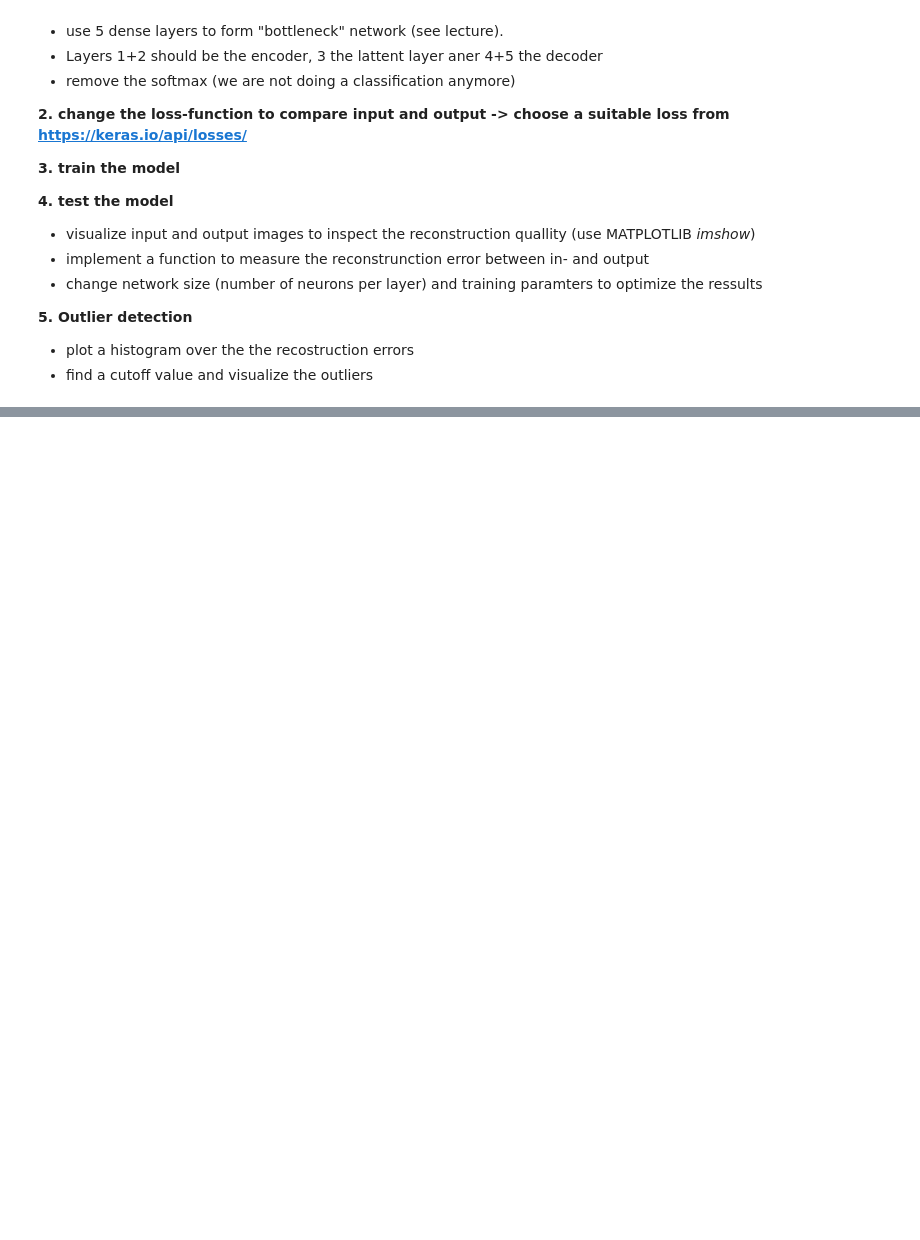
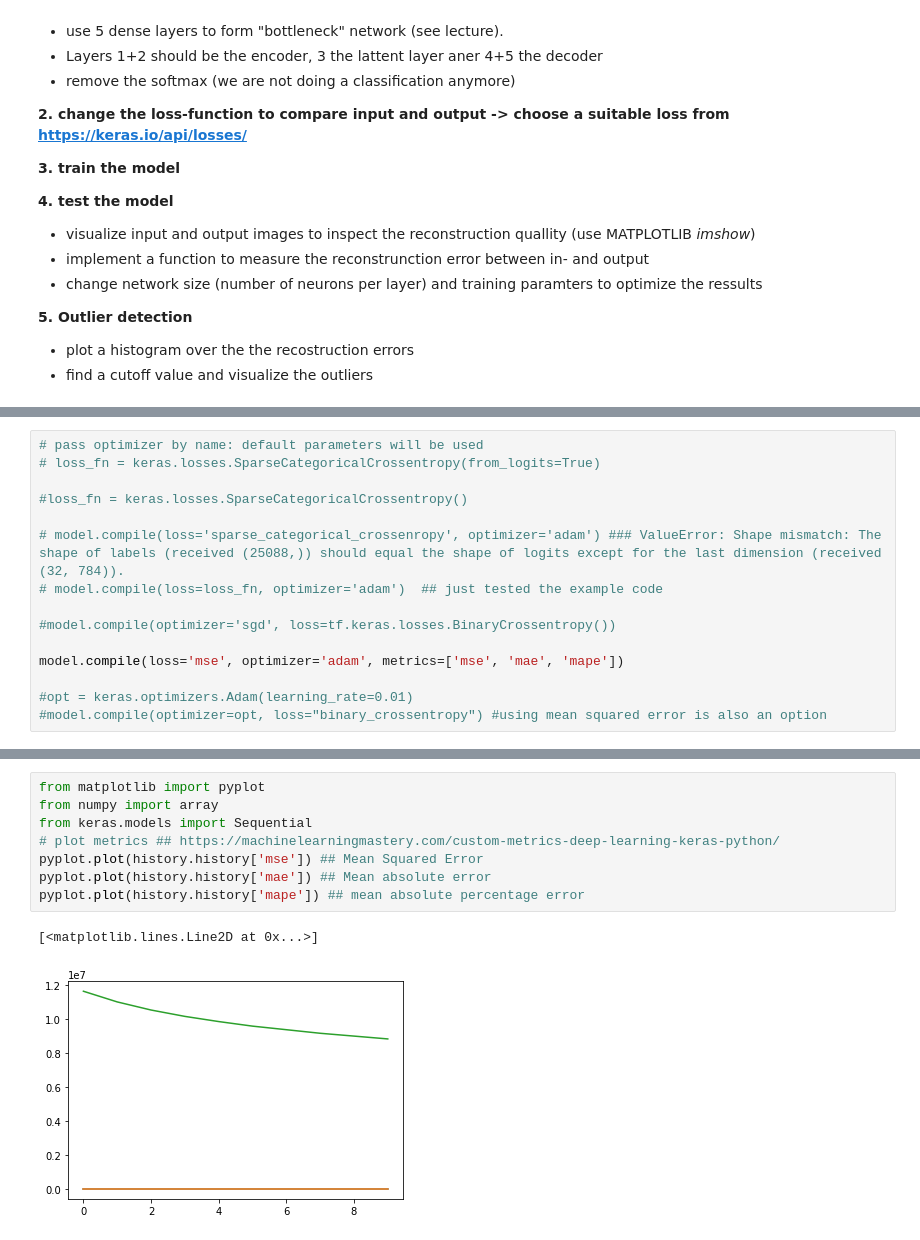
Before and after one commit to AlexSperka/DataScienceSS20, a Jupyter notebook: Exercises/7_a_Autoencoder.ipynb, the cells around one changed output, grey strips where cells are left out. Cells and saved outputs as stored; diff of their text form; blank space fills up the shorter version.

```diff
--- a/Exercises/7_a_Autoencoder.ipynb
+++ b/Exercises/7_a_Autoencoder.ipynb
@@ -131,0 +112,15 @@ history = model.fit(dataset, epochs=1)
+# %%
+# pass optimizer by name: default parameters will be used
+# loss_fn = keras.losses.SparseCategoricalCrossentropy(from_logits=True)
+
+#loss_fn = keras.losses.SparseCategoricalCrossentropy()
+
+# model.compile(loss='sparse_categorical_crossenropy', optimizer='adam') ### ValueError: Shape mismatch: The shape of labels (received (25088,)) should equal the shape of logits except for the last dimension (received (32, 784)).
+# model.compile(loss=loss_fn, optimizer='adam')  ## just tested the example code
+
+#model.compile(optimizer='sgd', loss=tf.keras.losses.BinaryCrossentropy())
+
+model.compile(loss='mse', optimizer='adam', metrics=['mse', 'mae', 'mape'])
+
+#opt = keras.optimizers.Adam(learning_rate=0.01)
+#model.compile(optimizer=opt, loss="binary_crossentropy") #using mean squared error is also an option
@@ -131,0 +187,11 @@ history = model.fit(dataset, epochs=1)
+# %%
+from matplotlib import pyplot
+from numpy import array
+from keras.models import Sequential
+# plot metrics ## https://machinelearningmastery.com/custom-metrics-deep-learning-keras-python/
+pyplot.plot(history.history['mse']) ## Mean Squared Error
+pyplot.plot(history.history['mae']) ## Mean absolute error
+pyplot.plot(history.history['mape']) ## mean absolute percentage error
+# %% [output]
+[<matplotlib.lines.Line2D at 0x...>]
+[figure, added]
```
Also changed, not shown: parts of 9 cells of this notebook.
